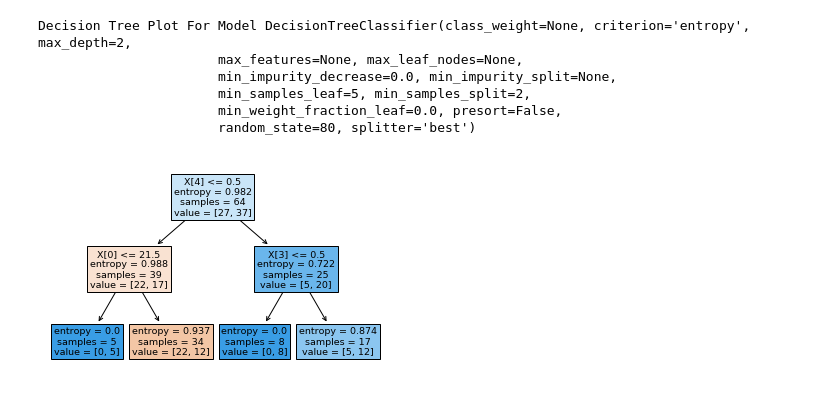
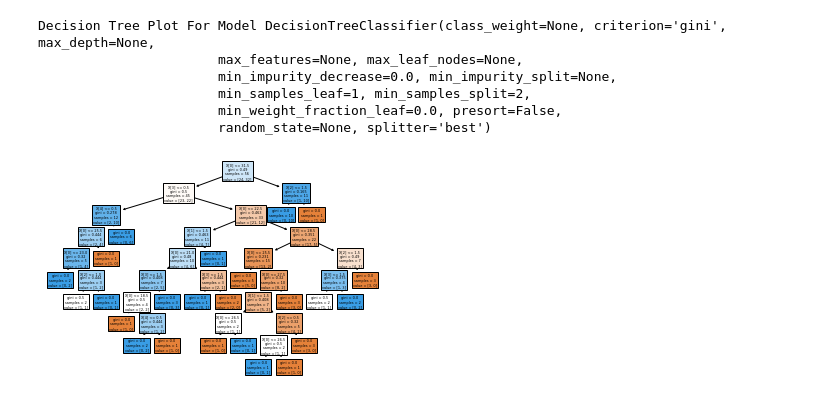
Before and after one commit to pritamshrestha/DSC_550-data_mining-, a Jupyter notebook: Week_6/Descision_Tree_Part_b.ipynb, the cells around one changed output. Cells and saved outputs as stored; diff of their text form; code cells hidden in the pictures.

```diff
--- a/Week_6/Descision_Tree_Part_b.ipynb
+++ b/Week_6/Descision_Tree_Part_b.ipynb
@@ -108,0 +18,4 @@ plot(y_predict,y_predict1)
+# %%
+# loading dataset and renaming the columns
+col_names=['age', 'delivery_number', 'delivery_time', 'blood_pressure', 'heart_problem', 'caesarian']
+df = pd.read_csv(r"C:\Users\pritam\Desktop\caesarian.csv", header=None, names=col_names, skiprows=1)
@@ -108,0 +32,18 @@ plot(y_predict,y_predict1)
+# %%
+# Spliting dataset in features and target variable
+feature_columns = ['age','delivery_number', 'delivery_time', 'blood_pressure', 'heart_problem']
+# feature dataset
+X = df[feature_columns]
+# Target dataset
+y = df['caesarian']
+# %%
+# Split dataset into training set and test set
+X_train, X_test, y_train, y_test = train_test_split(X, y, test_size=0.3, random_state=1)
+# %%
+model = DecisionTreeClassifier()
+
+# Train Decision Tree Classifer
+model =model.fit(X_train,y_train)
+
+#cPredict the response for test dataset
+y_pred =model.predict(X_test)
@@ -109,14 +119,14 @@ plot(y_predict,y_predict1)
 # %%
-# plotting decision tree for max_depth=2
+# creating decision tree using another method
 def plot(x):
     print("Decision Tree Plot For Model",x)
     tree.plot_tree(x,filled=True)
-plot(model1)
+plot(model)
 # %% [output]
-Decision Tree Plot For Model DecisionTreeClassifier(class_weight=None, criterion='entropy', max_depth=2,
+Decision Tree Plot For Model DecisionTreeClassifier(class_weight=None, criterion='gini', max_depth=None,
                        max_features=None, max_leaf_nodes=None,
                        min_impurity_decrease=0.0, min_impurity_split=None,
-                       min_samples_leaf=5, min_samples_split=2,
+                       min_samples_leaf=1, min_samples_split=2,
                        min_weight_fraction_leaf=0.0, presort=False,
-                       random_state=80, splitter='best')
+                       random_state=None, splitter='best')
-[figure, old version]
+[figure, new version]
```
Also changed, not shown: parts of 18 cells of this notebook.
